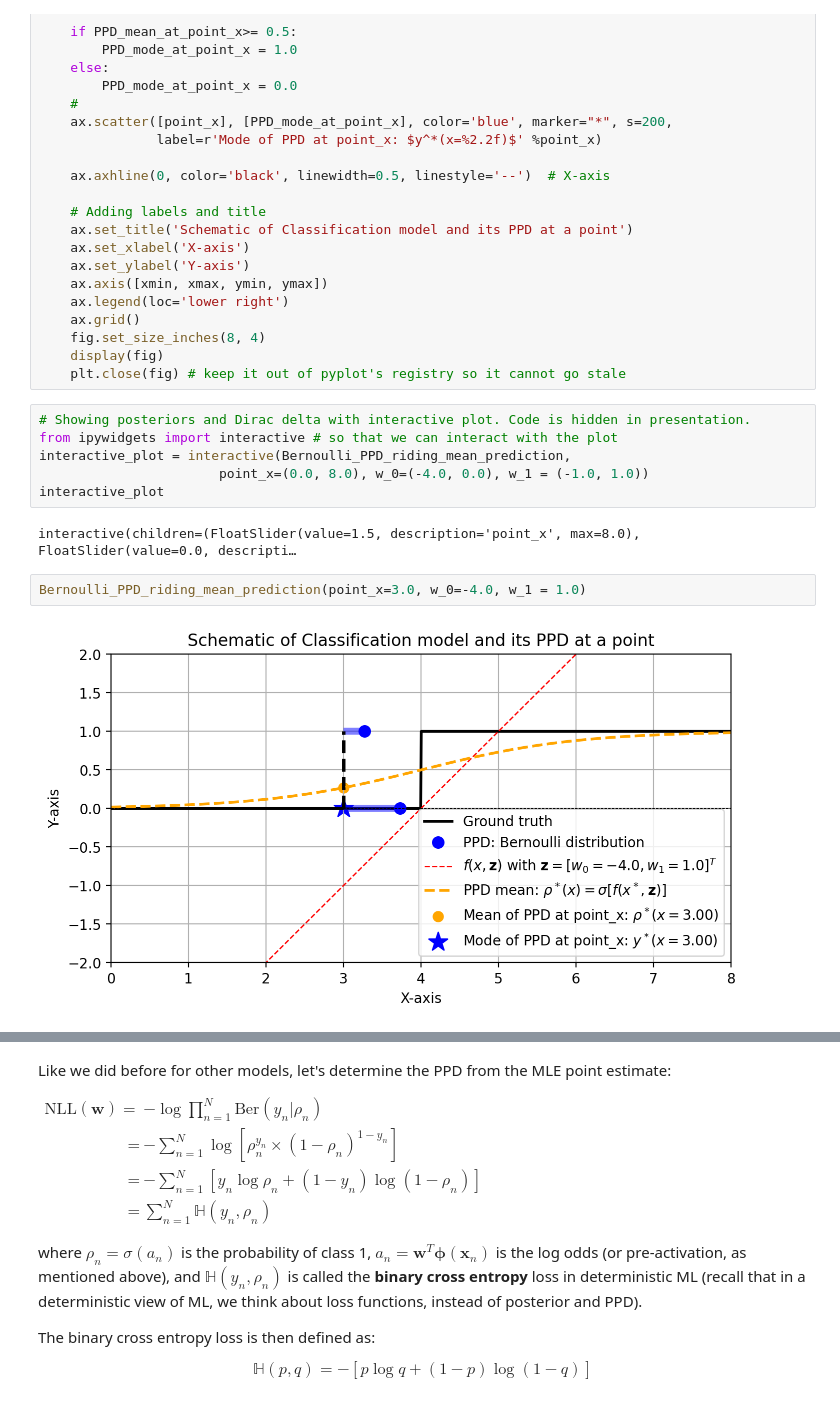
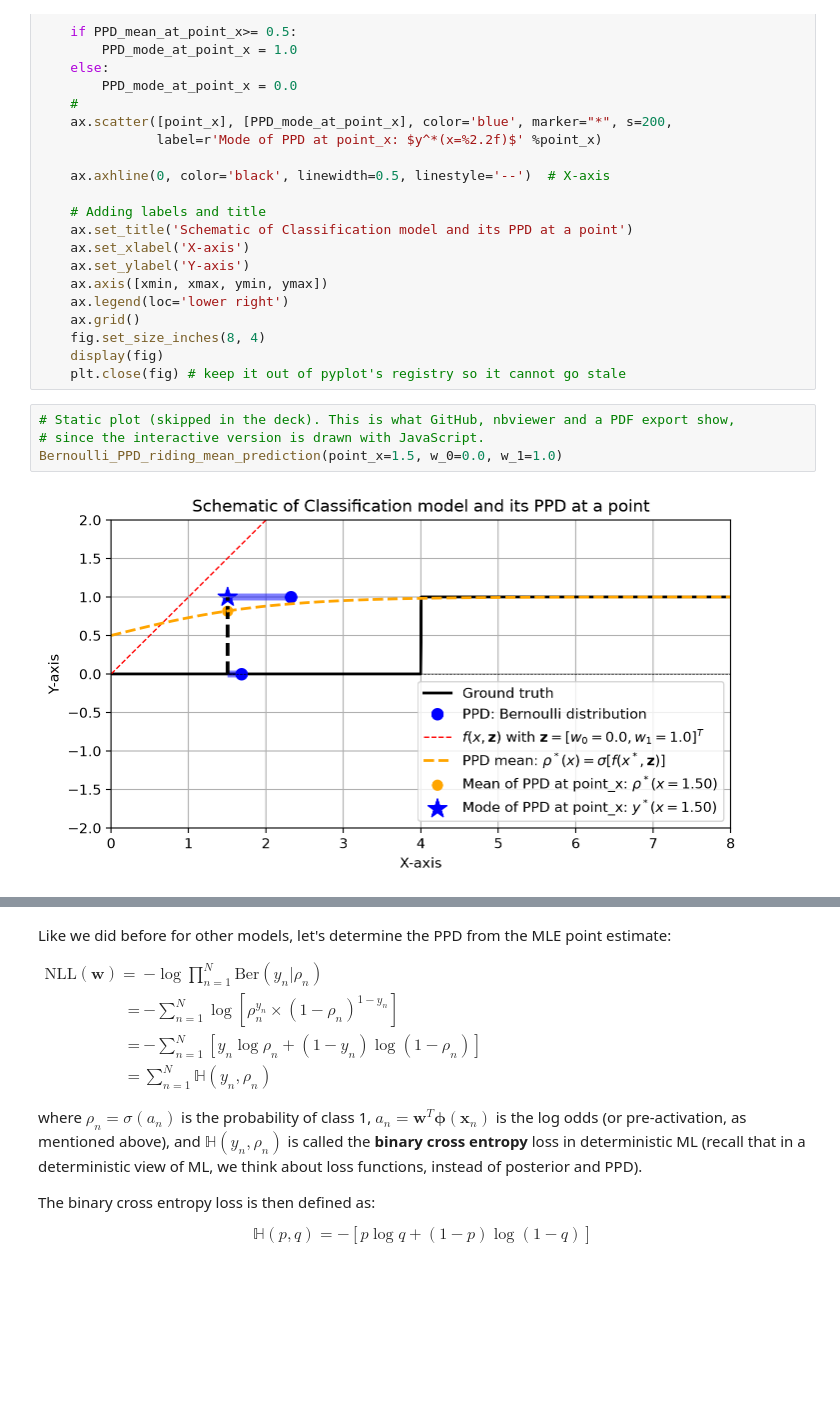
Before and after one commit to bessagroup/3dasm_course, a Jupyter notebook: Lectures/Lecture22/3dasm_Lecture22.ipynb, the cells around one changed output, grey strips where cells are left out. Cells and saved outputs as stored; diff of their text form; blank space fills up the shorter version.

```diff
--- a/Lectures/Lecture22/3dasm_Lecture22.ipynb
+++ b/Lectures/Lecture22/3dasm_Lecture22.ipynb
@@ -544,15 +544,9 @@ def Bernoulli_PPD_riding_mean_prediction(point_x=1.5,
     fig.set_size_inches(8, 4)
     display(fig)
     plt.close(fig) # keep it out of pyplot's registry so it cannot go stale
-# %%
-# Showing posteriors and Dirac delta with interactive plot. Code is hidden in presentation.
-from ipywidgets import interactive # so that we can interact with the plot
-interactive_plot = interactive(Bernoulli_PPD_riding_mean_prediction,
-                       point_x=(0.0, 8.0), w_0=(-4.0, 0.0), w_1 = (-1.0, 1.0))
-interactive_plot
-# %% [output]
-interactive(children=(FloatSlider(value=1.5, description='point_x', max=8.0), FloatSlider(value=0.0, descripti…
-# %%
-Bernoulli_PPD_riding_mean_prediction(point_x=3.0, w_0=-4.0, w_1 = 1.0)
-# %% [output]
-[figure, removed]
+# %%
+# Static plot (skipped in the deck). This is what GitHub, nbviewer and a PDF export show,
+# since the interactive version is drawn with JavaScript.
+Bernoulli_PPD_riding_mean_prediction(point_x=1.5, w_0=0.0, w_1=1.0)
+# %% [output]
+[figure, added]
```
Also changed, not shown: parts of 5 cells of this notebook.
